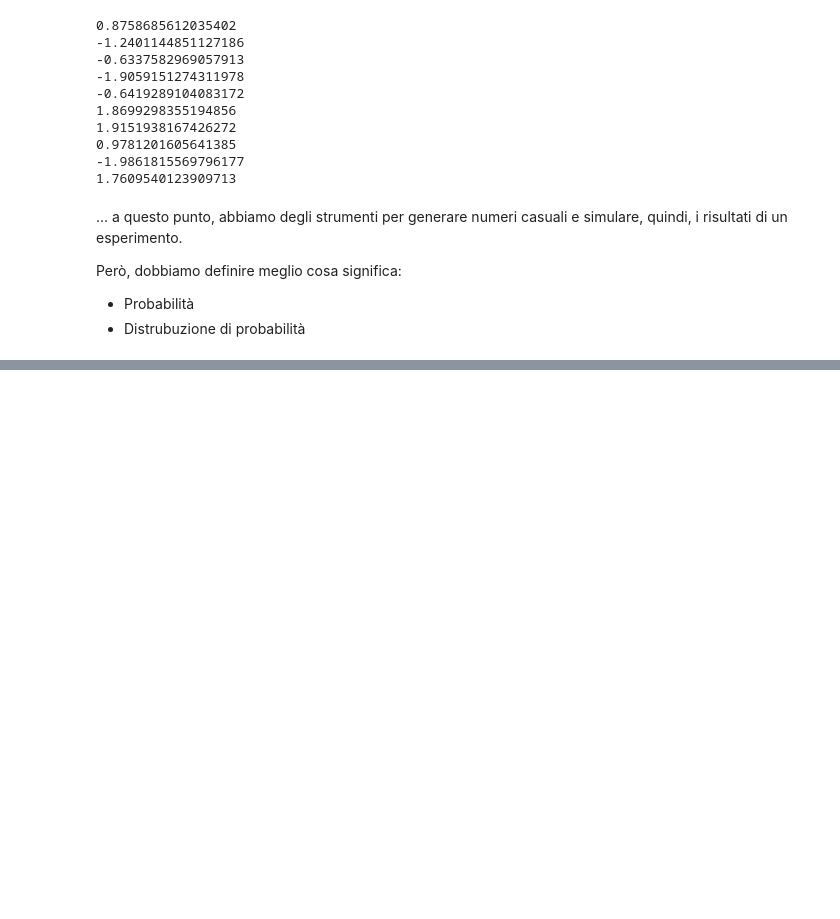
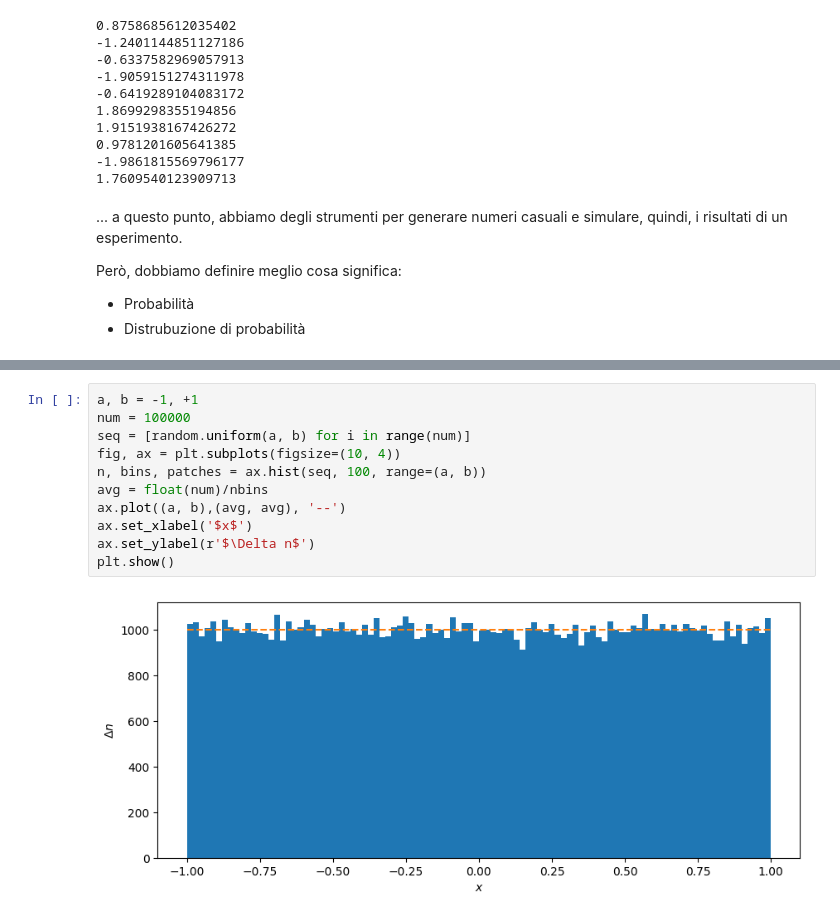
Before and after one commit to lucalista/analisi-dati-2025, a Jupyter notebook: 01.02.00__Generatori_di_numeri_pseudocasuali_in_python.ipynb, the cells around one changed output, grey strips where cells are left out. Cells and saved outputs as stored; diff of their text form; blank space fills up the shorter version.

```diff
--- a/01.02.00__Generatori_di_numeri_pseudocasuali_in_python.ipynb
+++ b/01.02.00__Generatori_di_numeri_pseudocasuali_in_python.ipynb
@@ -91,0 +109,13 @@
+# %%
+a, b = -1, +1
+num = 100000
+seq = [random.uniform(a, b) for i in range(num)]
+fig, ax = plt.subplots(figsize=(10, 4))
+n, bins, patches = ax.hist(seq, 100, range=(a, b))
+avg = float(num)/nbins
+ax.plot((a, b),(avg, avg), '--')
+ax.set_xlabel('$x$')
+ax.set_ylabel(r'$\Delta n$')
+plt.show()
+# %% [output]
+[figure, added]
```
Also changed, not shown: parts of 11 cells of this notebook.
